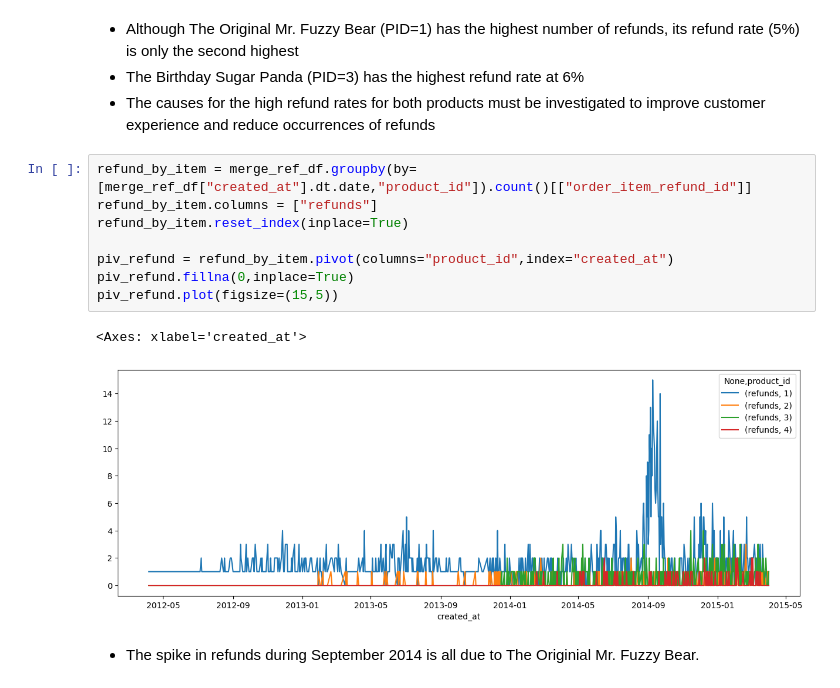
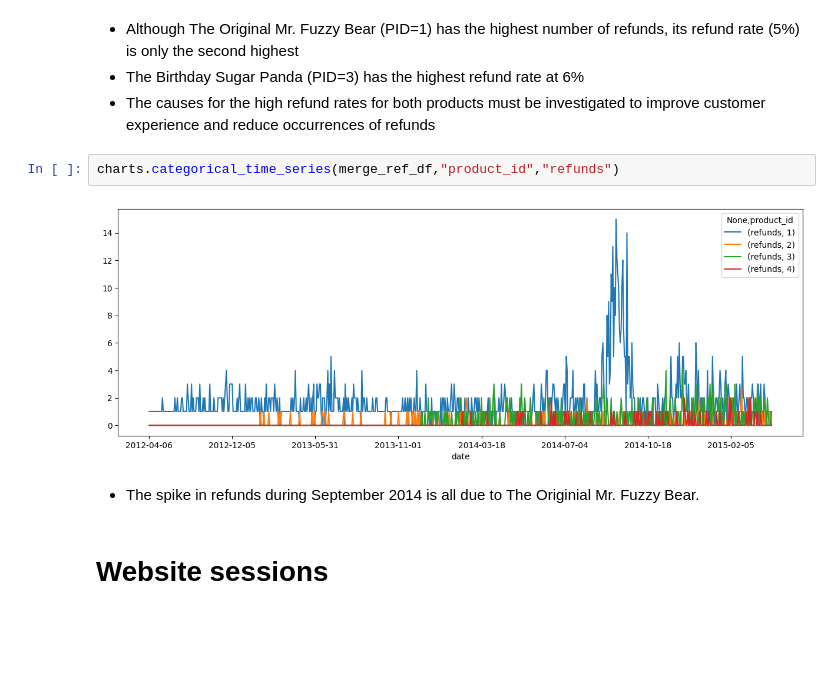
Before and after one commit to chaulnb05/Fuzzy_Ecom, a Jupyter notebook: Notebooks/eda.ipynb, the cells around one changed output. Cells and saved outputs as stored; diff of their text form; blank space fills up the shorter version.

```diff
--- a/Notebooks/eda.ipynb
+++ b/Notebooks/eda.ipynb
@@ -385,16 +378,11 @@ refund_rate
 - Although The Original Mr. Fuzzy Bear (PID=1) has the highest number of refunds, its refund rate (5%) is only the second highest
 - The Birthday Sugar Panda (PID=3) has the highest refund rate at 6%
 - The causes for the high refund rates for both products must be investigated to improve customer experience and reduce occurrences of refunds
-# %%
-refund_by_item = merge_ref_df.groupby(by=[merge_ref_df["created_at"].dt.date,"product_id"]).count()[["order_item_refund_id"]]
-refund_by_item.columns = ["refunds"]
-refund_by_item.reset_index(inplace=True)
-
-piv_refund = refund_by_item.pivot(columns="product_id",index="created_at")
-piv_refund.fillna(0,inplace=True)
-piv_refund.plot(figsize=(15,5))
-# %% [output]
-<Axes: xlabel='created_at'>
-[figure, removed]
+# %%
+charts.categorical_time_series(merge_ref_df,"product_id","refunds")
+# %% [output]
+[figure, added]
 # %% [markdown]
 - The spike in refunds during September 2014 is all due to The Originial Mr. Fuzzy Bear.
+# %% [markdown]
+# Website sessions
```
Also changed, not shown: parts of 32 cells of this notebook, 2 other files.
